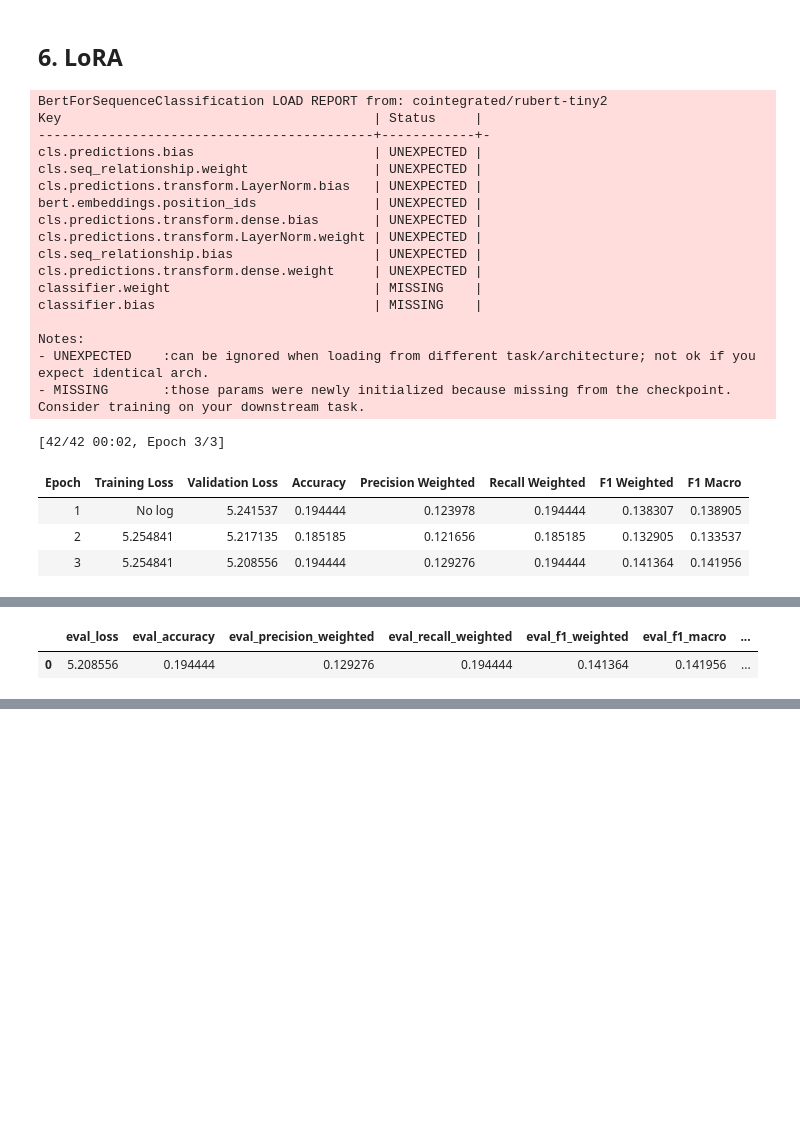
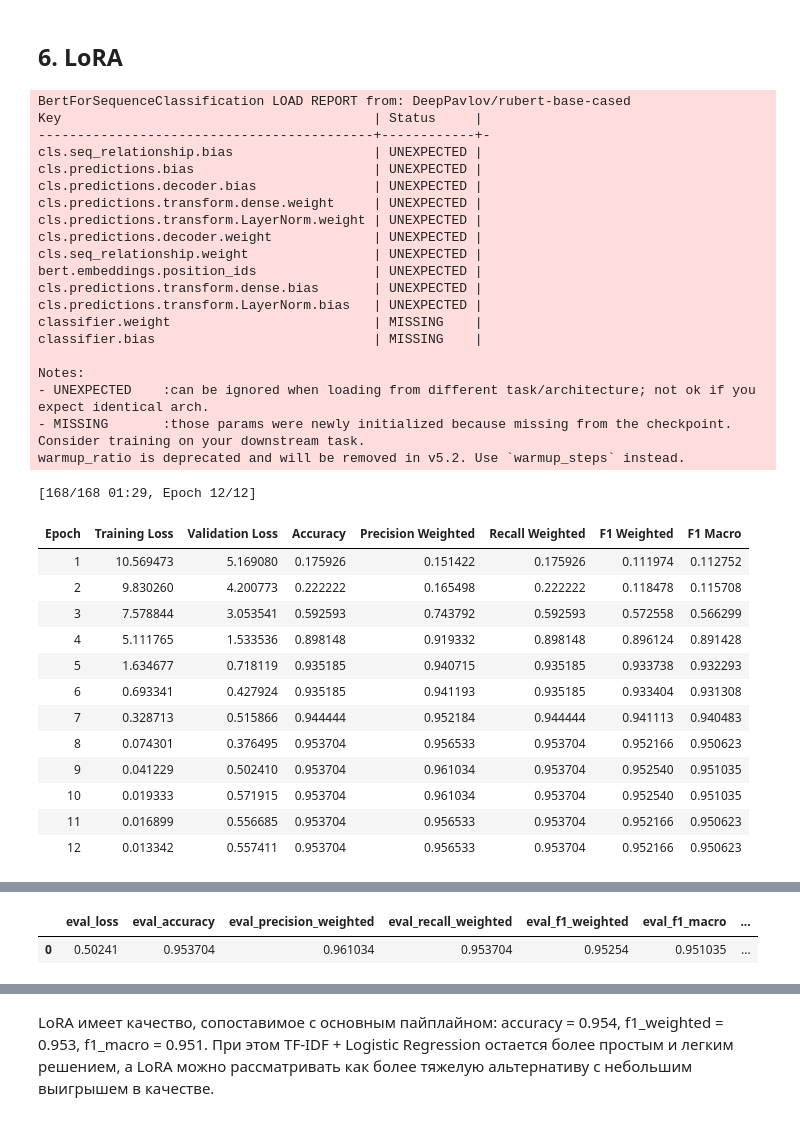
Before and after one commit to alexeisadohin/test, a Jupyter notebook: notebooks/notebook_with_outputs.ipynb, the cells around one changed output, grey strips where cells are left out. Cells and saved outputs as stored; diff of their text form; code cells hidden in the pictures; blank space fills up the shorter version.

```diff
--- a/notebooks/notebook_with_outputs.ipynb
+++ b/notebooks/notebook_with_outputs.ipynb
@@ -311,6 +315,7 @@ text_model.fit(X_train, y_train)
 y_pred_text = text_model.predict(X_test)
 # %%
 def evaluate_classifier(y_true: list[str], y_pred: list[str], title: str) -> dict[str, float]:
+    """Compute and display the main classification metrics for model predictions."""
     metrics = {
         "accuracy": accuracy_score(y_true, y_pred),
         "precision_weighted": precision_score(y_true, y_pred, average="weighted", zero_division=0),
@@ -326,8 +331,6 @@ def evaluate_classifier(y_true: list[str], y_pred: list[str], title: str) -> dic
 
 text_metrics = evaluate_classifier(y_test, y_pred_text.tolist(), "Text baseline")
 labels = sorted(df[label_col].astype(str).unique().tolist())
-confusion = pd.DataFrame(confusion_matrix(y_test, y_pred_text, labels=labels), index=labels, columns=labels)
-display(confusion)
 # %% [output]
 Text baseline
 |  | accuracy | precision_weighted | recall_weighted | f1_weighted | f1_macro |
@@ -370,20 +393,13 @@ latest_transactions       0.75      0.86      0.80         7
 # %%
 def assess_feasibility(metrics: dict[str, float], thresholds: dict[str, float]) -> bool:
+    """Check model metrics against the acceptance thresholds."""
     rows = []
-    ok = True
     for name, threshold in thresholds.items():
         value = metrics[name]
         passed = value >= threshold
         rows.append({"metric": name, "value": value, "threshold": threshold, "passed": passed})
-        ok = ok and passed
+
     display(pd.DataFrame(rows))
-
-    if ok:
-        print("Вывод: по заданным порогам baseline можно рассматривать как применимый первый вариант.")
-    else:
-        print("Вывод: с текущими данными и моделью решение нельзя считать готовым к применению.")
-        print("Как улучшать: добавить размеченные данные, добрать слабые классы, чистить транскрипции, пробовать encoder/LoRA, отдельно улучшать ASR.")
-    return ok
 
 
 _ = assess_feasibility(text_metrics, THRESHOLDS)
@@ -467,6 +485,7 @@ from transformers import AutoModelForSpeechSeq2Seq, AutoProcessor
 
 
 def load_asr_model(model_name: str):
+    """Load Whisper ASR model and processor on the best available device."""
     device = "cuda:0" if torch.cuda.is_available() else "cpu"
     torch_dtype = torch.float16 if torch.cuda.is_available() else torch.float32
     model_kwargs = {
@@ -495,5 +516,6 @@ print("ASR model:", ASR_MODEL_NAME)
 # %%
 def to_mono_float32(array: Any) -> np.ndarray:
+    """Convert audio samples to mono float32 numpy format."""
     if hasattr(array, "detach"):
         array = array.detach().cpu().numpy()
     audio_array = np.asarray(array)
@@ -506,6 +528,7 @@ def to_mono_float32(array: Any) -> np.ndarray:
 
 
 def resample_audio(audio_array: np.ndarray, source_rate: int, target_rate: int) -> np.ndarray:
+    """Resample an audio waveform to the target ASR sampling rate."""
     if source_rate == target_rate:
         return audio_array
     from math import gcd
@@ -518,6 +541,7 @@ def resample_audio(audio_array: np.ndarray, source_rate: int, target_rate: int)
 
 
 def extract_audio_array(audio: Any) -> tuple[np.ndarray, int]:
+    """Extract waveform samples and sampling rate from supported audio objects."""
     if isinstance(audio, dict):
         if audio.get("array") is not None and audio.get("sampling_rate") is not None:
             return to_mono_float32(audio["array"]), int(audio["sampling_rate"])
@@ -539,6 +563,7 @@ def extract_audio_array(audio: Any) -> tuple[np.ndarray, int]:
 
 
 def audio_to_text(sample: dict[str, Any]) -> str:
+    """Transcribe one MINDS-14 audio sample with the configured ASR model."""
     audio = sample[audio_col]
     audio_array, sampling_rate = extract_audio_array(audio)
     target_sampling_rate = asr_processor.feature_extractor.sampling_rate
@@ -678,7 +702,6 @@ display(asr_df[~asr_df["is_correct"]].head(5))
 # %% [markdown]
 ## 6. LoRA
 # %%
-
 
     from datasets import Dataset as HFDataset
     from peft import LoraConfig, TaskType, get_peft_model
@@ -690,7 +713,7 @@ display(asr_df[~asr_df["is_correct"]].head(5))
         TrainingArguments,
     )
 
-    BACKBONE_NAME = "cointegrated/rubert-tiny2"
+    BACKBONE_NAME = "DeepPavlov/rubert-base-cased"
     label_list = sorted(train_df[label_col].astype(str).unique().tolist())
     label2id = {label: idx for idx, label in enumerate(label_list)}
     id2label = {idx: label for label, idx in label2id.items()}
@@ -703,7 +726,8 @@ display(asr_df[~asr_df["is_correct"]].head(5))
     tokenizer = AutoTokenizer.from_pretrained(BACKBONE_NAME, use_fast=True)
 
     def tokenize(batch):
-        return tokenizer(batch[text_col], truncation=True, max_length=128)
+        """Tokenize text batches for transformer fine-tuning."""
+        return tokenizer(batch[text_col], truncation=True, max_length=160)
 
     train_tok = train_hf.map(tokenize, batched=True)
     test_tok = test_hf.map(tokenize, batched=True)
@@ -723,14 +747,15 @@ display(asr_df[~asr_df["is_correct"]].head(5))
 
     lora_config = LoraConfig(
         task_type=TaskType.SEQ_CLS,
-        r=8,
-        lora_alpha=16,
-        lora_dropout=0.1,
-        target_modules=["query", "value"],
+        r=16,
+        lora_alpha=32,
+        lora_dropout=0.05,
+        target_modules=["query", "key", "value", "dense"],
     )
     transformer_model = get_peft_model(transformer_model, lora_config)
 
     def compute_metrics(eval_pred):
+        """Compute classification metrics for LoRA validation predictions."""
         logits, true_ids = eval_pred
         pred_ids = np.argmax(logits, axis=1)
         return {
@@ -745,14 +770,17 @@ display(asr_df[~asr_df["is_correct"]].head(5))
 
     training_args_kwargs = {
         "output_dir": "models/lora-rubert-tiny2",
-        "learning_rate": 2e-4,
-        "per_device_train_batch_size": 16,
+        "learning_rate": 5e-4,
+        "per_device_train_batch_size": 8,
         "per_device_eval_batch_size": 32,
-        "num_train_epochs": 3,
+        "num_train_epochs": 12,
         "save_strategy": "epoch",
         "load_best_model_at_end": True,
         "metric_for_best_model": "f1_weighted",
-        "logging_steps": 25,
+        "logging_steps": 10,
+        "warmup_ratio": 0.10,
+        "weight_decay": 0.01,
+        "gradient_accumulation_steps": 2,
         "report_to": "none",
     }
     training_args_params = inspect.signature(TrainingArguments.__init__).parameters
@@ -774,44 +802,56 @@ display(asr_df[~asr_df["is_correct"]].head(5))
     trainer_params = inspect.signature(Trainer.__init__).parameters
     if "tokenizer" in trainer_params:
         trainer_kwargs["tokenizer"] = tokenizer
     else:
         trainer_kwargs["processing_class"] = tokenizer
 
     trainer = Trainer(**trainer_kwargs)
 
     trainer.train()
     lora_eval = trainer.evaluate()
     display(pd.DataFrame([lora_eval]))
 
     logits = trainer.predict(test_tok).predictions
     lora_pred_ids = np.argmax(logits, axis=1)
     y_true_ids = test_df[label_col].astype(str).map(label2id).to_numpy()
     print(classification_report(y_true_ids, lora_pred_ids, target_names=label_list, zero_division=0))
 # %% [output]
-BertForSequenceClassification LOAD REPORT from: cointegrated/rubert-tiny2
+BertForSequenceClassification LOAD REPORT from: DeepPavlov/rubert-base-cased
 Key                                        | Status     |
 -------------------------------------------+------------+-
+cls.seq_relationship.bias                  | UNEXPECTED |
 cls.predictions.bias                       | UNEXPECTED |
+cls.predictions.decoder.bias               | UNEXPECTED |
+cls.predictions.transform.dense.weight     | UNEXPECTED |
+cls.predictions.transform.LayerNorm.weight | UNEXPECTED |
+cls.predictions.decoder.weight             | UNEXPECTED |
 cls.seq_relationship.weight                | UNEXPECTED |
-cls.predictions.transform.LayerNorm.bias   | UNEXPECTED |
 bert.embeddings.position_ids               | UNEXPECTED |
 cls.predictions.transform.dense.bias       | UNEXPECTED |
-cls.predictions.transform.LayerNorm.weight | UNEXPECTED |
-cls.seq_relationship.bias                  | UNEXPECTED |
-cls.predictions.transform.dense.weight     | UNEXPECTED |
+cls.predictions.transform.LayerNorm.bias   | UNEXPECTED |
 classifier.weight                          | MISSING    |
 classifier.bias                            | MISSING    |
 
 Notes:
 - UNEXPECTED    :can be ignored when loading from different task/architecture; not ok if you expect identical arch.
 - MISSING       :those params were newly initialized because missing from the checkpoint. Consider training on your downstream task.
+warmup_ratio is deprecated and will be removed in v5.2. Use `warmup_steps` instead.
-[42/42 00:02, Epoch 3/3]
+[168/168 01:29, Epoch 12/12]
 | Epoch | Training Loss | Validation Loss | Accuracy | Precision Weighted | Recall Weighted | F1 Weighted | F1 Macro |
-| 1 | No log | 5.241537 | 0.194444 | 0.123978 | 0.194444 | 0.138307 | 0.138905 |
-| 2 | 5.254841 | 5.217135 | 0.185185 | 0.121656 | 0.185185 | 0.132905 | 0.133537 |
-| 3 | 5.254841 | 5.208556 | 0.194444 | 0.129276 | 0.194444 | 0.141364 | 0.141956 |
+| 1 | 10.569473 | 5.169080 | 0.175926 | 0.151422 | 0.175926 | 0.111974 | 0.112752 |
+| 2 | 9.830260 | 4.200773 | 0.222222 | 0.165498 | 0.222222 | 0.118478 | 0.115708 |
+| 3 | 7.578844 | 3.053541 | 0.592593 | 0.743792 | 0.592593 | 0.572558 | 0.566299 |
+| 4 | 5.111765 | 1.533536 | 0.898148 | 0.919332 | 0.898148 | 0.896124 | 0.891428 |
+| 5 | 1.634677 | 0.718119 | 0.935185 | 0.940715 | 0.935185 | 0.933738 | 0.932293 |
+| 6 | 0.693341 | 0.427924 | 0.935185 | 0.941193 | 0.935185 | 0.933404 | 0.931308 |
+| 7 | 0.328713 | 0.515866 | 0.944444 | 0.952184 | 0.944444 | 0.941113 | 0.940483 |
+| 8 | 0.074301 | 0.376495 | 0.953704 | 0.956533 | 0.953704 | 0.952166 | 0.950623 |
+| 9 | 0.041229 | 0.502410 | 0.953704 | 0.961034 | 0.953704 | 0.952540 | 0.951035 |
+| 10 | 0.019333 | 0.571915 | 0.953704 | 0.961034 | 0.953704 | 0.952540 | 0.951035 |
+| 11 | 0.016899 | 0.556685 | 0.953704 | 0.956533 | 0.953704 | 0.952166 | 0.950623 |
+| 12 | 0.013342 | 0.557411 | 0.953704 | 0.956533 | 0.953704 | 0.952166 | 0.950623 |
 [interactive output not drawn]
 |  | eval_loss | eval_accuracy | eval_precision_weighted | eval_recall_weighted | eval_f1_weighted | eval_f1_macro | ... |
-| 0 | 5.208556 | 0.194444 | 0.129276 | 0.194444 | 0.141364 | 0.141956 | ... |
+| 0 | 0.50241 | 0.953704 | 0.961034 | 0.953704 | 0.95254 | 0.951035 | ... |
                      precision    recall  f1-score   support
 
@@ -835,0 +876,2 @@ latest_transactions       0.00      0.00      0.00         7
+# %% [markdown]
+LoRA имеет качество, сопоставимое с основным пайплайном: accuracy = 0.954, f1_weighted = 0.953, f1_macro = 0.951. При этом TF-IDF + Logistic Regression остается более простым и легким решением, а LoRA можно рассматривать как более тяжелую альтернативу с небольшим выигрышем в качестве.
```
Also changed, not shown: parts of 12 cells of this notebook, 2 other files.
